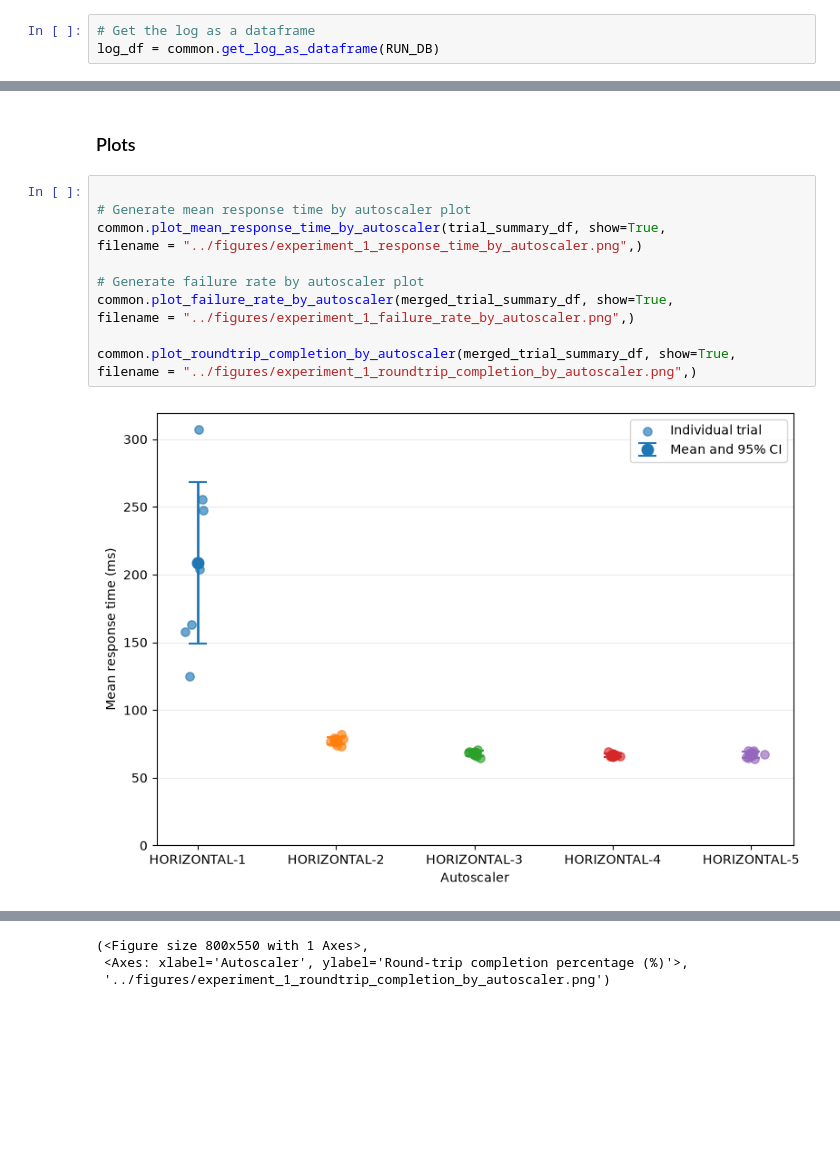
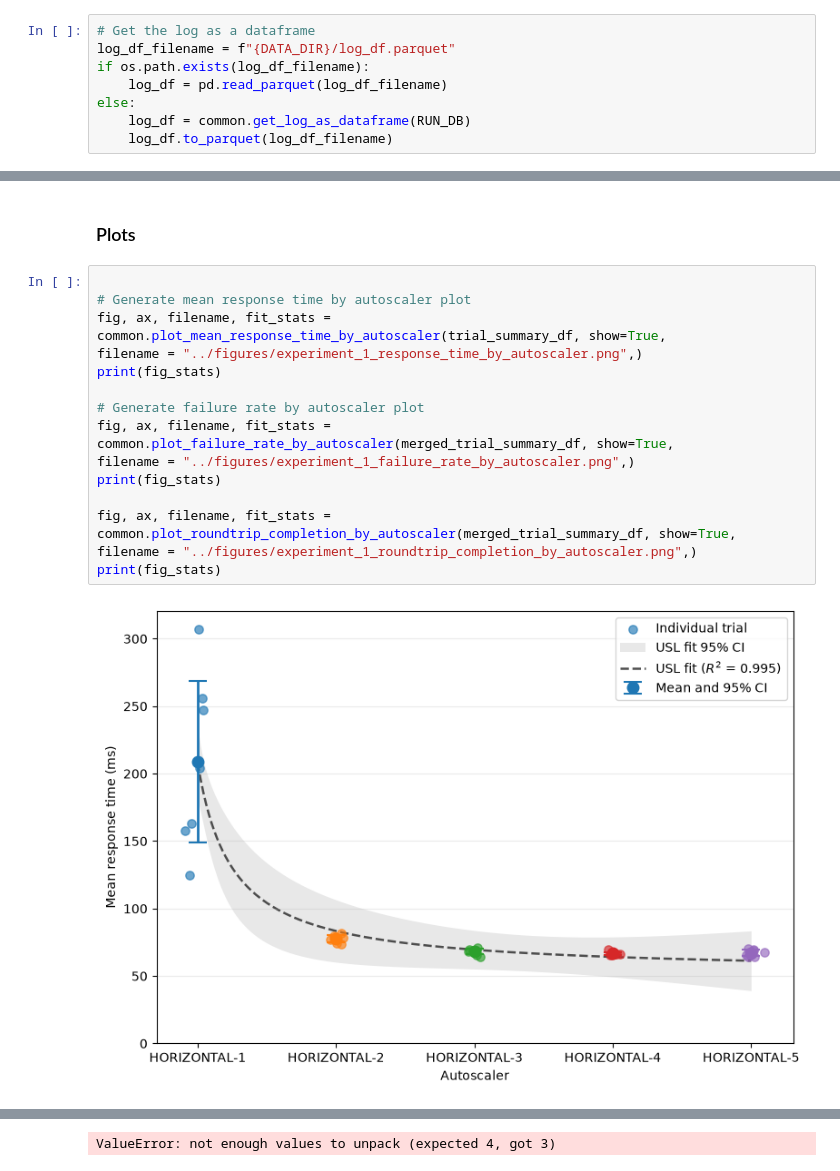
Before and after one commit to kasbench/kasbench-analysis, a Jupyter notebook: src/experiment_1.ipynb, the cells around one changed output, grey strips where cells are left out. Cells and saved outputs as stored; diff of their text form; blank space fills up the shorter version.

Commit message:
added USL curve to main plots

```diff
--- a/src/experiment_1.ipynb
+++ b/src/experiment_1.ipynb
@@ -102,7 +102,12 @@ Run database is ../data/experiment-1-run-60m-7rep-a/logs.db
 common.download_and_load_locust_dbs(s3_bucket, RUN, RUN_DB, DATA_DIR)
 # %%
 # Get the log as a dataframe
-log_df = common.get_log_as_dataframe(RUN_DB)
+log_df_filename = f"{DATA_DIR}/log_df.parquet"
+if os.path.exists(log_df_filename):
+    log_df = pd.read_parquet(log_df_filename)
+else:
+    log_df = common.get_log_as_dataframe(RUN_DB)
+    log_df.to_parquet(log_df_filename)
 # %%
 # Summarize by trial
 trial_summary_df = common.get_trial_summary_df(log_df)
@@ -117,14 +122,17 @@ autoscaler_summary_df = common.get_autoscaler_summary(merged_trial_summary_df)
 # %%
 
 # Generate mean response time by autoscaler plot
-common.plot_mean_response_time_by_autoscaler(trial_summary_df, show=True,
+fig, ax, filename, fit_stats = common.plot_mean_response_time_by_autoscaler(trial_summary_df, show=True,
 filename = "../figures/experiment_1_response_time_by_autoscaler.png",)
+print(fig_stats)
 
 # Generate failure rate by autoscaler plot
-common.plot_failure_rate_by_autoscaler(merged_trial_summary_df, show=True,
+fig, ax, filename, fit_stats = common.plot_failure_rate_by_autoscaler(merged_trial_summary_df, show=True,
 filename = "../figures/experiment_1_failure_rate_by_autoscaler.png",)
+print(fig_stats)
 
-common.plot_roundtrip_completion_by_autoscaler(merged_trial_summary_df, show=True,
+fig, ax, filename, fit_stats = common.plot_roundtrip_completion_by_autoscaler(merged_trial_summary_df, show=True,
 filename = "../figures/experiment_1_roundtrip_completion_by_autoscaler.png",)
+print(fig_stats)
 # %% [output]
-[figure, old version]
+[figure, new version]
@@ -133,3 +139 @@ filename = "../figures/experiment_1_roundtrip_completion_by_autoscaler.png",)
-(<Figure size 800x550 with 1 Axes>,
- <Axes: xlabel='Autoscaler', ylabel='Round-trip completion percentage (%)'>,
- '../figures/experiment_1_roundtrip_completion_by_autoscaler.png')
+ValueError: not enough values to unpack (expected 4, got 3)
```
Also changed, not shown: parts of 1 cell of this notebook, 1 other file.
